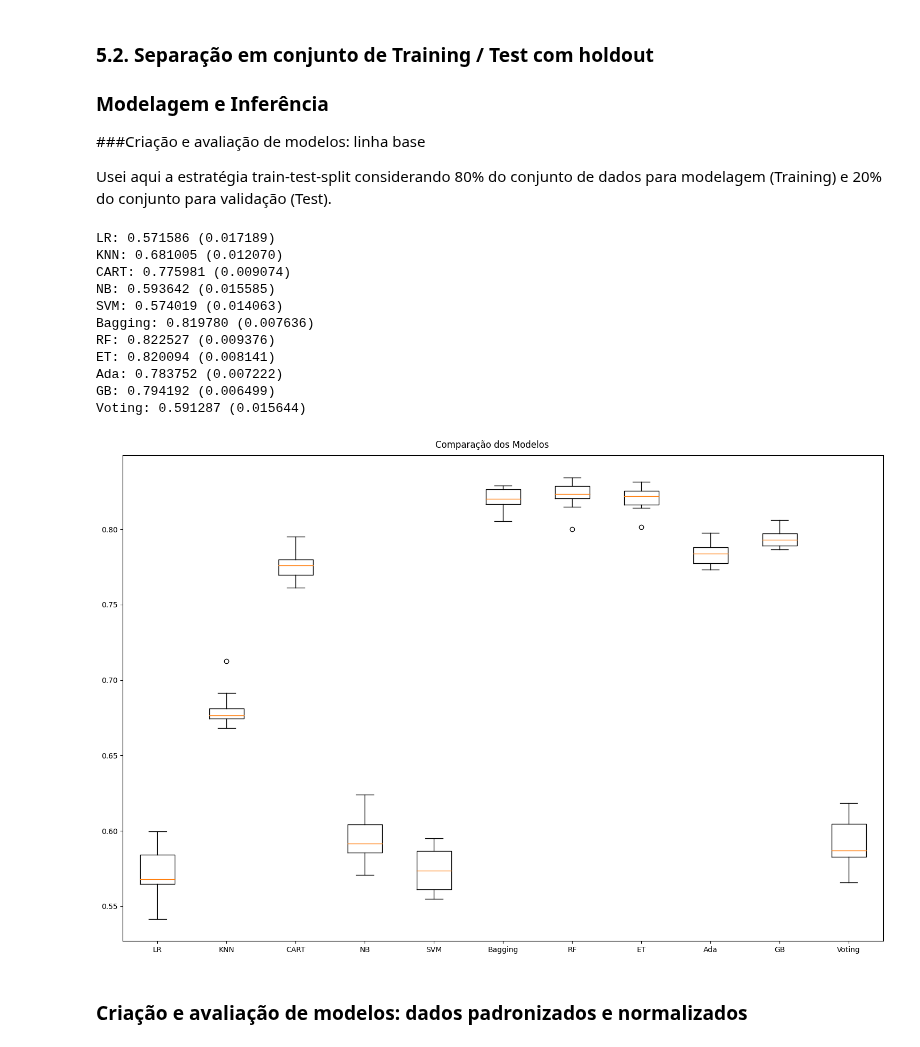
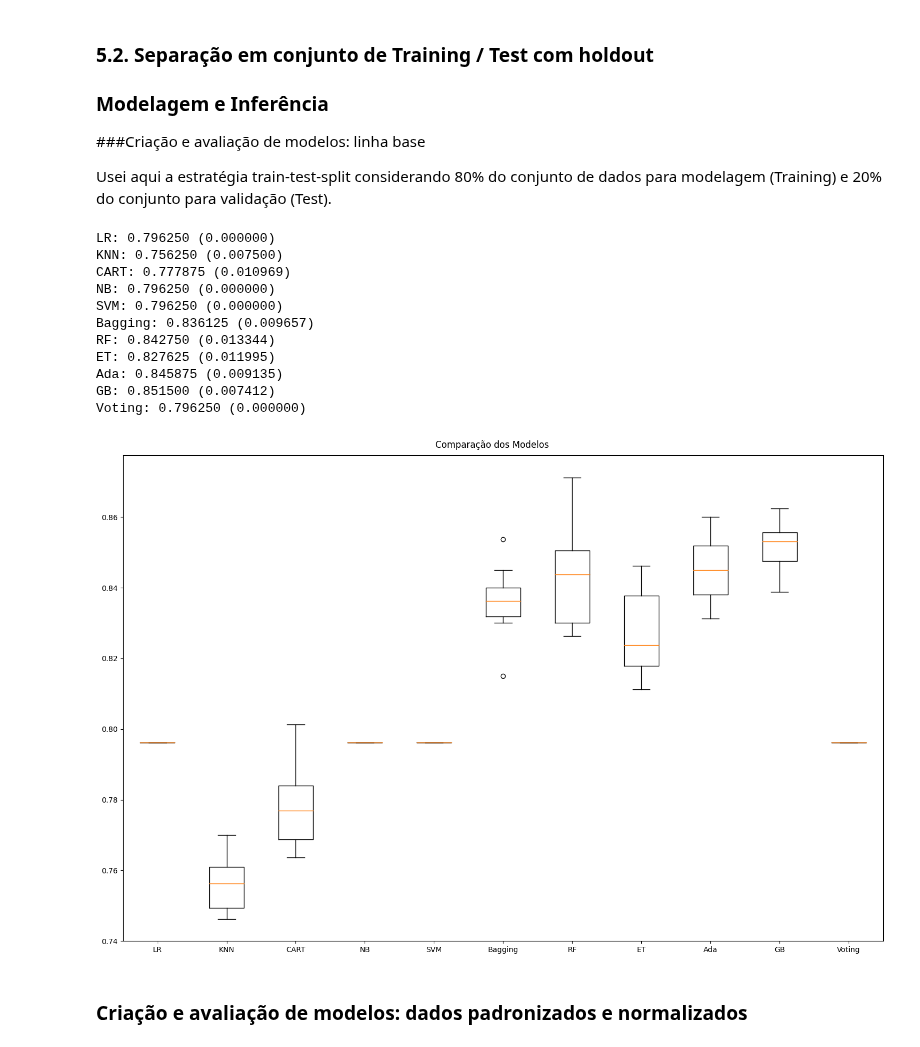
Before and after one commit to zulatopaula/MVP_CD_BankChurn, a Jupyter notebook: PZ_MVP_CD_BankChurn_ML_FinalVersion.ipynb, the cells around one changed output. Saved outputs shown, nothing was run; the diff lists cells and outputs as text; code cells hidden in the pictures.

```diff
--- a/PZ_MVP_CD_BankChurn_ML_FinalVersion.ipynb
+++ b/PZ_MVP_CD_BankChurn_ML_FinalVersion.ipynb
@@ -499,13 +481,13 @@ Name: churn, dtype: int64
 # Usando o método SMOTE da biblioteca skt_learn para balancear de forma automatizada os dados
 # da variável target 'churn' usando os dados históricos para simular os novos dados
 
-seed = 100
-balanceador = SMOTE(random_state=seed)
+#seed = 100
+#balanceador = SMOTE(random_state=seed)
 
 # Aplica o balanceador
-predictors_res, target_res = balanceador.fit_resample(predictors, target)
+#novodataset = balanceador.fit_resample(novodataset)
 
 # Visualizando o balanceamento da variável target ('churn')
-mplt.rcParams["figure.figsize"] = [12.00, 5.00]
-mplt.rcParams["figure.autolayout"] = True
-target_res.value_counts().plot(kind='bar', title='Churned X Retained' , color = ['#1f77b4', '#FF7F0E'])
+#mplt.rcParams["figure.figsize"] = [12.00, 5.00]
+#mplt.rcParams["figure.autolayout"] = True
+#target_res.value_counts().plot(kind='bar', title='Churned X Retained' , color = ['#1f77b4', '#FF7F0E'])
@@ -519,19 +498,19 @@ target_res.value_counts().plot(kind='bar', title='Churned X Retained' , color =
 
 Usei aqui a estratégia train-test-split considerando 80% do conjunto de dados para modelagem (Training) e 20% do conjunto para validação (Test).
 # %%
-#test_size = 0.20 # tamanho do conjunto de teste
-#seed = 7 # semente aleatória
+test_size = 0.20 # tamanho do conjunto de teste
+seed = 7 # semente aleatória
 
 # Separação em conjuntos de treino e teste
-#array = novodataset.values
-#X = array[:,0:9]
-#y = array[:,9]
-#X_train, X_test, y_train, y_test = train_test_split(X, y,
- #   test_size=test_size, shuffle=True, random_state=seed, stratify=y) # holdout com estratificação
+array = novodataset.values
+X = array[:,0:9]
+y = array[:,9]
+X_train, X_test, y_train, y_test = train_test_split(X, y,
+    test_size=test_size, shuffle=True, random_state=seed, stratify=y) # holdout com estratificação
 
 # Separação em conjuntos de treino e teste
 #usando as variáveis que anteriormente foram separadas em preditoras e target
-X_train, X_test, Y_train, Y_test = train_test_split(predictors_res, target_res, test_size = 0.2, random_state = 42)
+#X_train, X_test, Y_train, Y_test = train_test_split(predictors_res, target_res, test_size = 0.2, random_state = 42)
 
 # Parâmetros e partições da validação cruzada
 scoring = 'accuracy'
@@ -564,46 +543,46 @@ bases.append(('cart', model2))
 model3 = SVC()
 bases.append(('svm', model3))
 
 # Criando os ensembles e adicionando-os na lista de modelos
 models.append(('Bagging', BaggingClassifier(base_estimator=base, n_estimators=num_trees)))
 models.append(('RF', RandomForestClassifier(n_estimators=num_trees, max_features=max_features)))
 models.append(('ET', ExtraTreesClassifier(n_estimators=num_trees, max_features=max_features)))
 models.append(('Ada', AdaBoostClassifier(n_estimators=num_trees)))
 models.append(('GB', GradientBoostingClassifier(n_estimators=num_trees)))
 models.append(('Voting', VotingClassifier(bases)))
 
 # Listas para armazenar os resultados
 results = []
 names = []
 
 # Avaliação dos modelos
 for name, model in models:
-    cv_results = cross_val_score(model, X_train, Y_train, cv=kfold, scoring=scoring)
+    cv_results = cross_val_score(model, X_train, y_train, cv=kfold, scoring=scoring)
     results.append(cv_results)
     names.append(name)
     msg = "%s: %f (%f)" % (name, cv_results.mean(), cv_results.std())
     print(msg)
 
 # Boxplot de comparação dos modelos
 fig = mplt.figure(figsize=(15,10))
 fig.suptitle('Comparação dos Modelos')
 ax = fig.add_subplot(111)
 mplt.boxplot(results)
 ax.set_xticklabels(names)
 mplt.show()
 # %% [output]
-LR: 0.571586 (0.017189)
-KNN: 0.681005 (0.012070)
-CART: 0.775981 (0.009074)
-NB: 0.593642 (0.015585)
-SVM: 0.574019 (0.014063)
-Bagging: 0.819780 (0.007636)
-RF: 0.822527 (0.009376)
-ET: 0.820094 (0.008141)
-Ada: 0.783752 (0.007222)
-GB: 0.794192 (0.006499)
-Voting: 0.591287 (0.015644)
+LR: 0.796250 (0.000000)
+KNN: 0.756250 (0.007500)
+CART: 0.777875 (0.010969)
+NB: 0.796250 (0.000000)
+SVM: 0.796250 (0.000000)
+Bagging: 0.836125 (0.009657)
+RF: 0.842750 (0.013344)
+ET: 0.827625 (0.011995)
+Ada: 0.845875 (0.009135)
+GB: 0.851500 (0.007412)
+Voting: 0.796250 (0.000000)
-[figure, old version]
+[figure, new version]
 # %% [markdown]
 ### Criação e avaliação de modelos: dados padronizados e normalizados
 # %%
```
Also changed, not shown: parts of 8 cells of this notebook.
